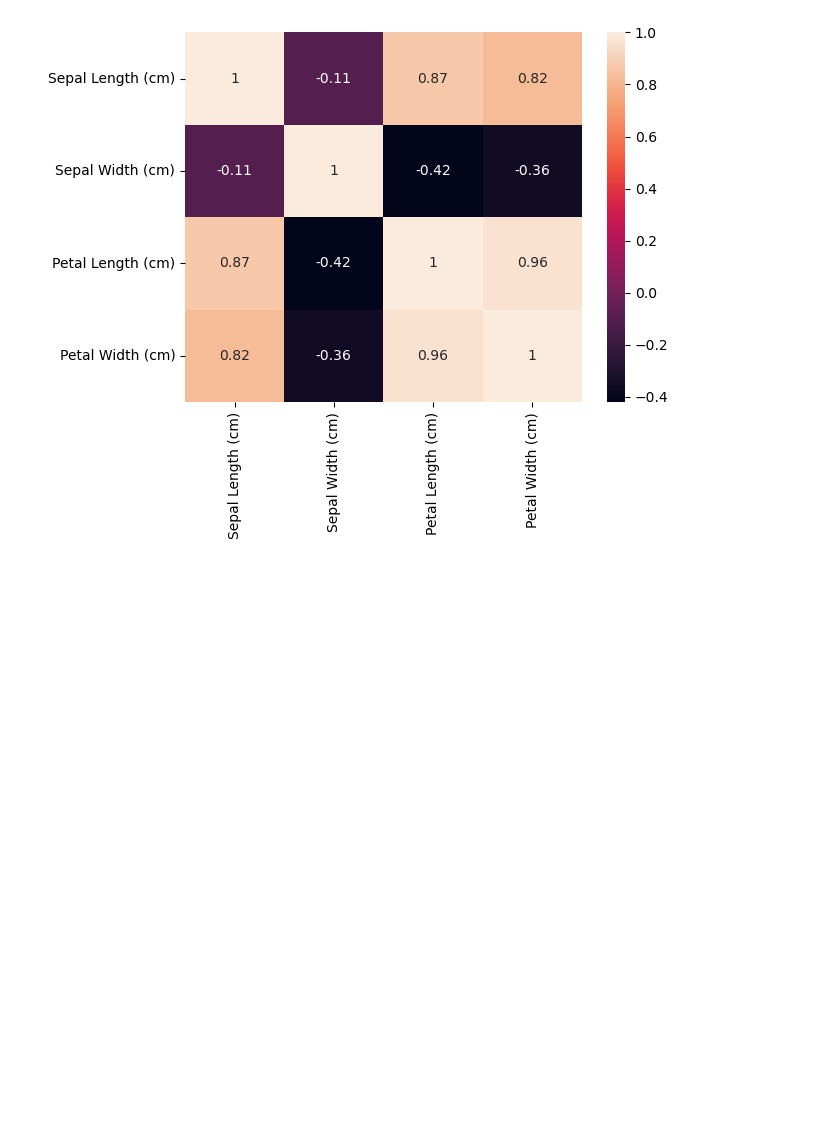
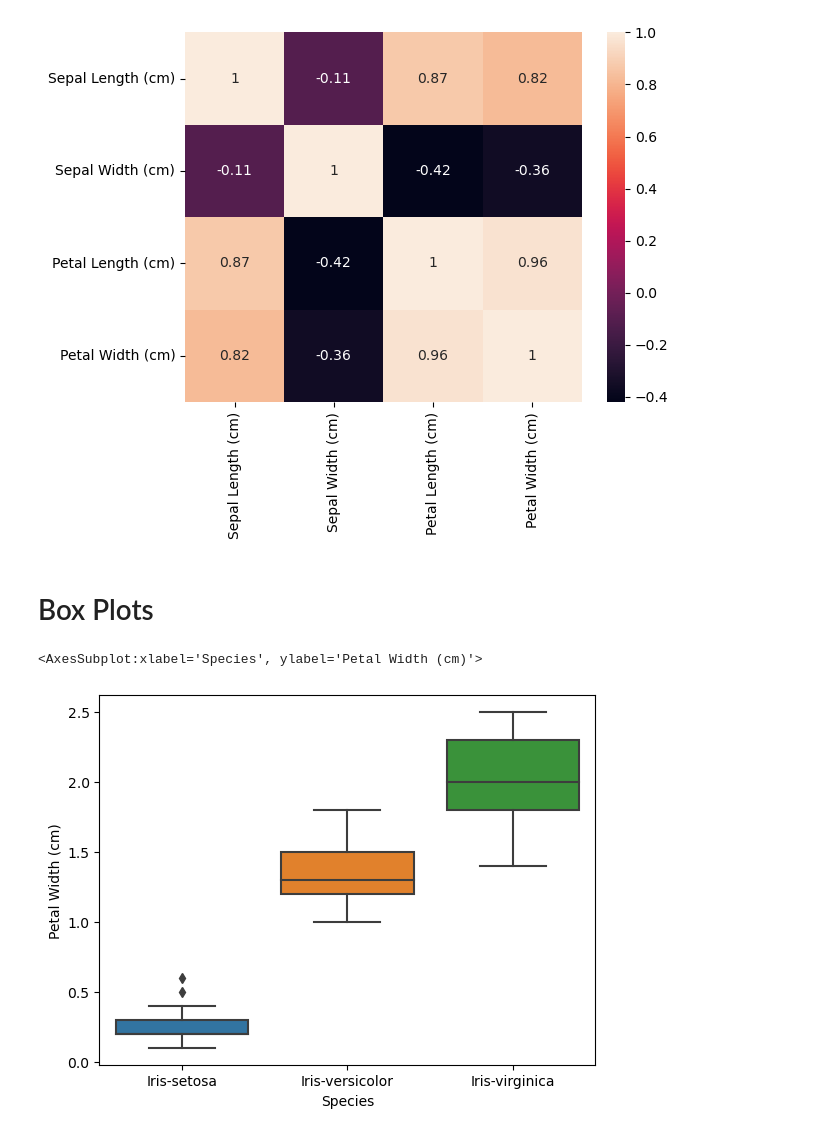
Before and after one commit to frankquinn89/Fundamentals_of_Data_Analysis, a Jupyter notebook: project.ipynb, the cells around one changed output. Saved outputs shown, nothing was run; the diff lists cells and outputs as text; code cells hidden in the pictures; blank space fills up the shorter version.

Commit message:
added box plots

```diff
--- a/project.ipynb
+++ b/project.ipynb
@@ -185,3 +185,11 @@ sb.heatmap(data.corr(),annot=True)
 # %% [output]
 <AxesSubplot:>
 [figure]
+# %% [markdown]
+# Box Plots
+# %%
+ #Box plot for Ptail Width
+sb.boxplot(x="Species", y="Petal Width (cm)", data=data)
+# %% [output]
+<AxesSubplot:xlabel='Species', ylabel='Petal Width (cm)'>
+[figure, added]
```
Also changed, not shown: parts of 3 cells of this notebook.
